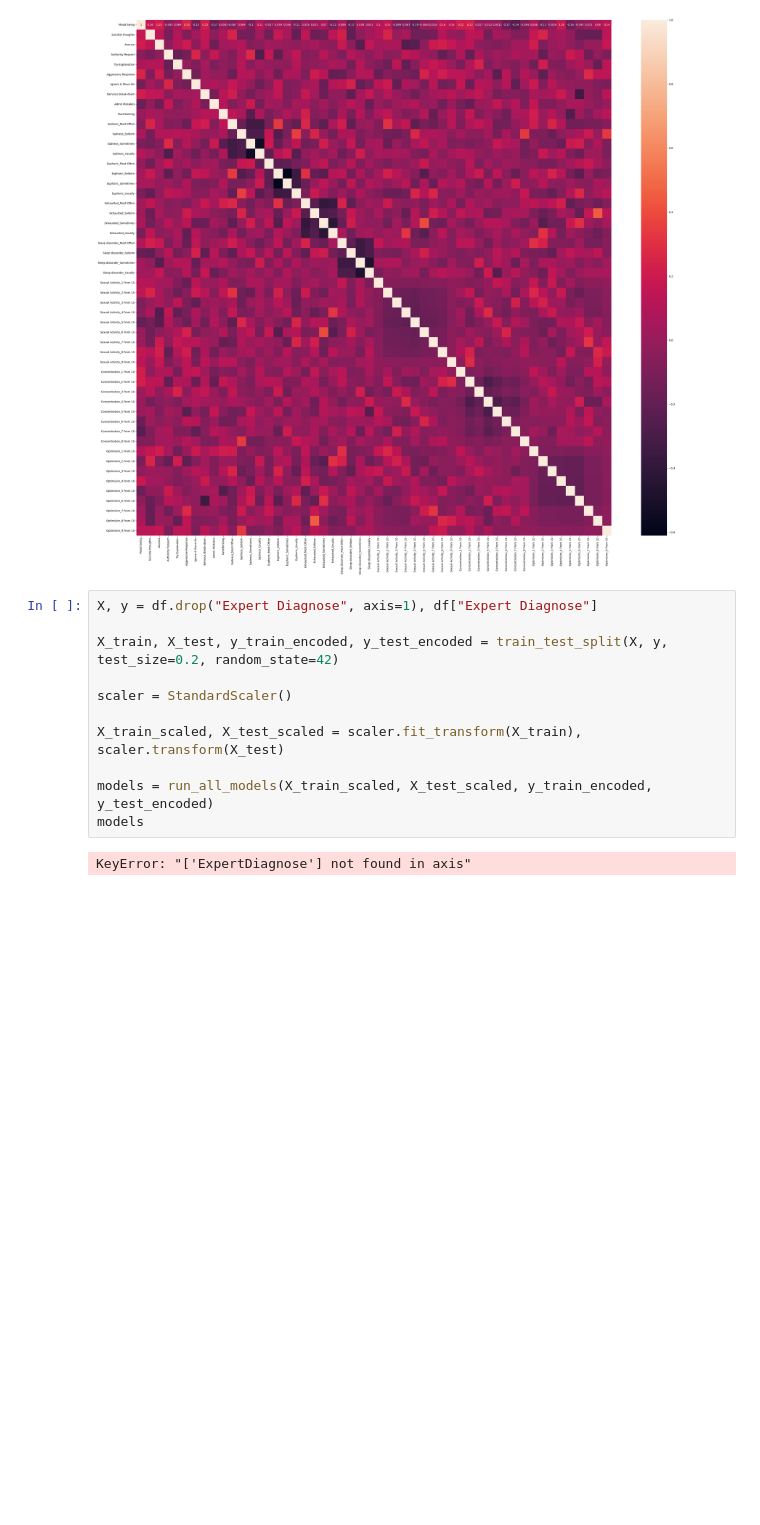
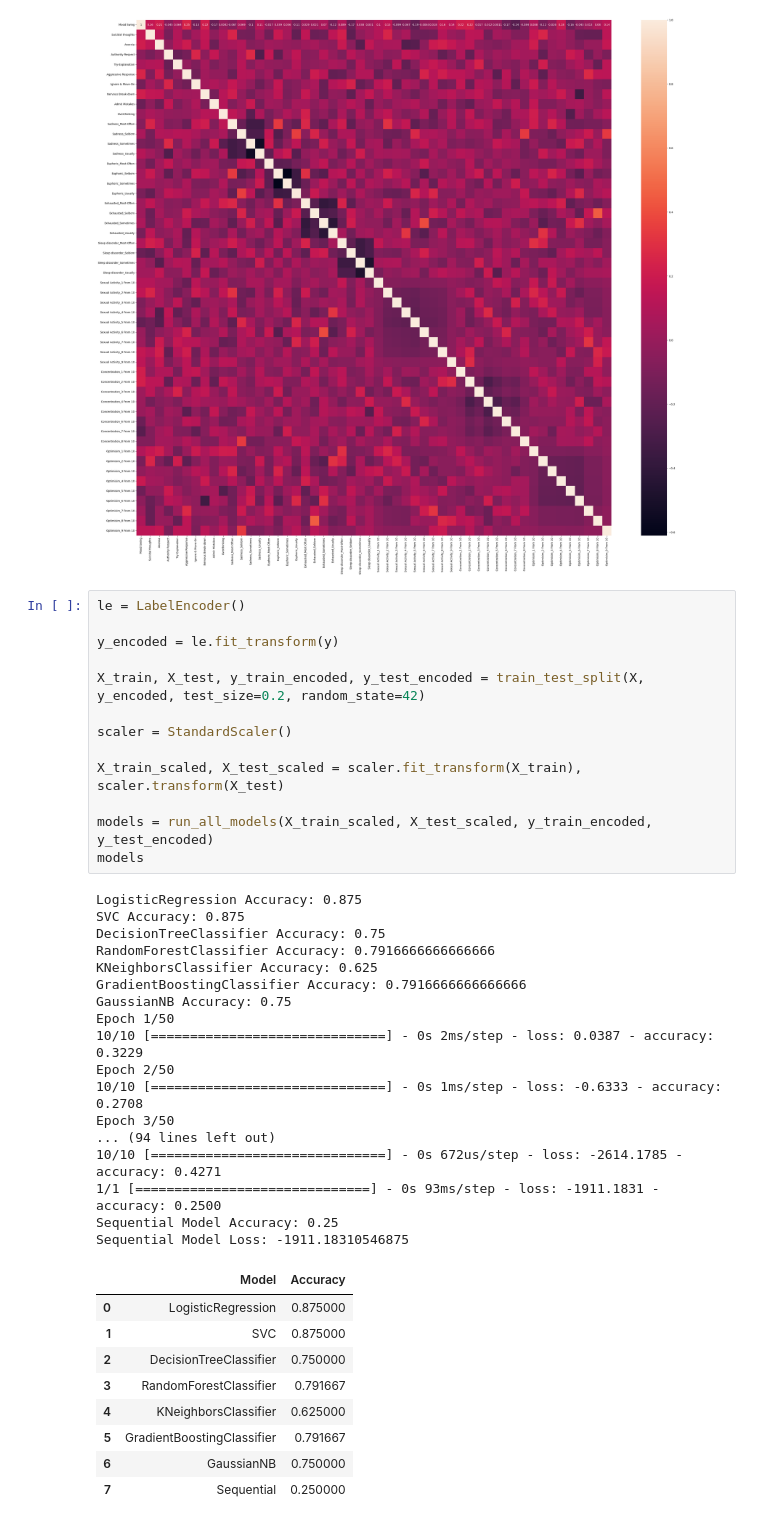
Before and after one commit to MaukanMir/Mental-Disorder-Classification, a Jupyter notebook: training.ipynb, the cells around one changed output. Saved outputs shown, nothing was run; the diff lists cells and outputs as text; blank space fills up the shorter version.

Commit message:
model did not perform well for neural netowrks

```diff
--- a/training.ipynb
+++ b/training.ipynb
@@ -199,15 +199,42 @@ plt.show()
 # %% [output]
 [figure]
 # %%
-X, y = df.drop("Expert Diagnose", axis=1), df["Expert Diagnose"]
+le = LabelEncoder()
 
-X_train, X_test, y_train_encoded, y_test_encoded = train_test_split(X, y, test_size=0.2, random_state=42)
+y_encoded = le.fit_transform(y)
+
+X_train, X_test, y_train_encoded, y_test_encoded = train_test_split(X, y_encoded, test_size=0.2, random_state=42)
 
 scaler = StandardScaler()
 
 X_train_scaled, X_test_scaled = scaler.fit_transform(X_train), scaler.transform(X_test)
 
 models = run_all_models(X_train_scaled, X_test_scaled, y_train_encoded, y_test_encoded)
 models
 # %% [output]
-KeyError: "['ExpertDiagnose'] not found in axis"
+LogisticRegression Accuracy: 0.875
+SVC Accuracy: 0.875
+DecisionTreeClassifier Accuracy: 0.75
+RandomForestClassifier Accuracy: 0.7916666666666666
+KNeighborsClassifier Accuracy: 0.625
+GradientBoostingClassifier Accuracy: 0.7916666666666666
+GaussianNB Accuracy: 0.75
+Epoch 1/50
+10/10 [==============================] - 0s 2ms/step - loss: 0.0387 - accuracy: 0.3229
+Epoch 2/50
+10/10 [==============================] - 0s 1ms/step - loss: -0.6333 - accuracy: 0.2708
+Epoch 3/50
+... (94 lines left out)
+10/10 [==============================] - 0s 672us/step - loss: -2614.1785 - accuracy: 0.4271
+1/1 [==============================] - 0s 93ms/step - loss: -1911.1831 - accuracy: 0.2500
+Sequential Model Accuracy: 0.25
+Sequential Model Loss: -1911.18310546875
+|  | Model | Accuracy |
+| 0 | LogisticRegression | 0.875000 |
+| 1 | SVC | 0.875000 |
+| 2 | DecisionTreeClassifier | 0.750000 |
+| 3 | RandomForestClassifier | 0.791667 |
+| 4 | KNeighborsClassifier | 0.625000 |
+| 5 | GradientBoostingClassifier | 0.791667 |
+| 6 | GaussianNB | 0.750000 |
+| 7 | Sequential | 0.250000 |
```
Also changed, not shown: parts of 1 cell of this notebook.
